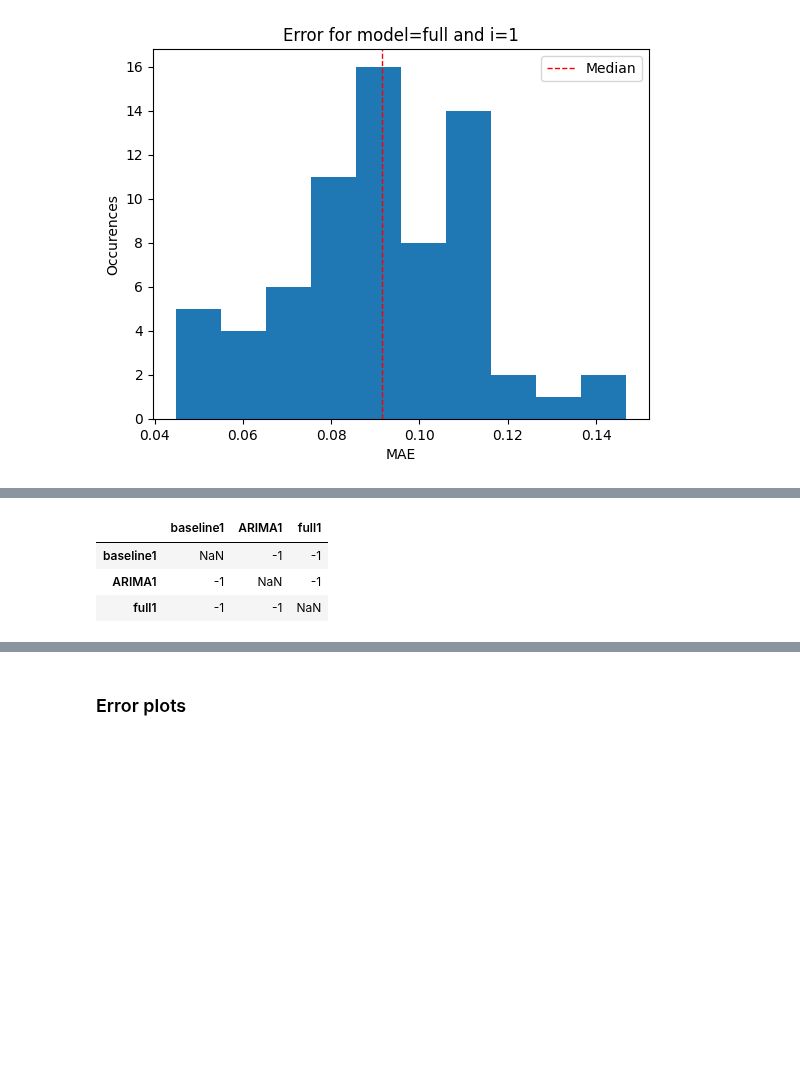
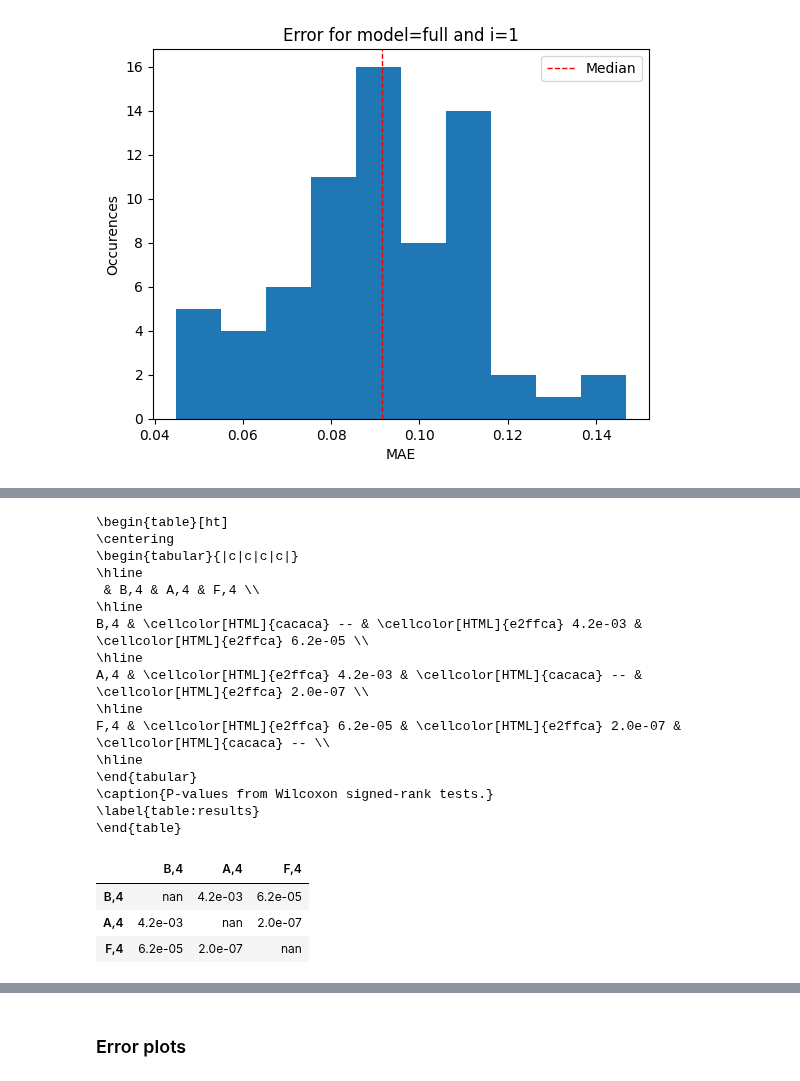
Before and after one commit to clarachristiansen/Bachelor_project, a Jupyter notebook: Visualize_CV_shifted.ipynb, the cells around one changed output, grey strips where cells are left out. Cells and saved outputs as stored; diff of their text form; code cells hidden in the pictures; blank space fills up the shorter version.

```diff
--- a/Visualize_CV_shifted.ipynb
+++ b/Visualize_CV_shifted.ipynb
@@ -205,7 +261,23 @@ Specific model Comparison: full
 # %%
-ARIMA_XGBoost_Errors.wilcoxon_test()
+ARIMA_XGBoost_Errors.wilcoxon_test(i=4)
 # %% [output]
+\begin{table}[ht]
+\centering
+\begin{tabular}{|c|c|c|c|}
+\hline
+ & B,4 & A,4 & F,4 \\
+\hline
+B,4 & \cellcolor[HTML]{cacaca} -- & \cellcolor[HTML]{e2ffca} 4.2e-03 & \cellcolor[HTML]{e2ffca} 6.2e-05 \\
+\hline
+A,4 & \cellcolor[HTML]{e2ffca} 4.2e-03 & \cellcolor[HTML]{cacaca} -- & \cellcolor[HTML]{e2ffca} 2.0e-07 \\
+\hline
+F,4 & \cellcolor[HTML]{e2ffca} 6.2e-05 & \cellcolor[HTML]{e2ffca} 2.0e-07 & \cellcolor[HTML]{cacaca} -- \\
+\hline
+\end{tabular}
+\caption{P-values from Wilcoxon signed-rank tests.}
+\label{table:results}
+\end{table}
-|  | baseline1 | ARIMA1 | full1 |
-| baseline1 | NaN | -1 | -1 |
-| ARIMA1 | -1 | NaN | -1 |
-| full1 | -1 | -1 | NaN |
+|  | B,4 | A,4 | F,4 |
+| B,4 | nan | 4.2e-03 | 6.2e-05 |
+| A,4 | 4.2e-03 | nan | 2.0e-07 |
+| F,4 | 6.2e-05 | 2.0e-07 | nan |
```
Also changed, not shown: parts of 5 cells of this notebook.
